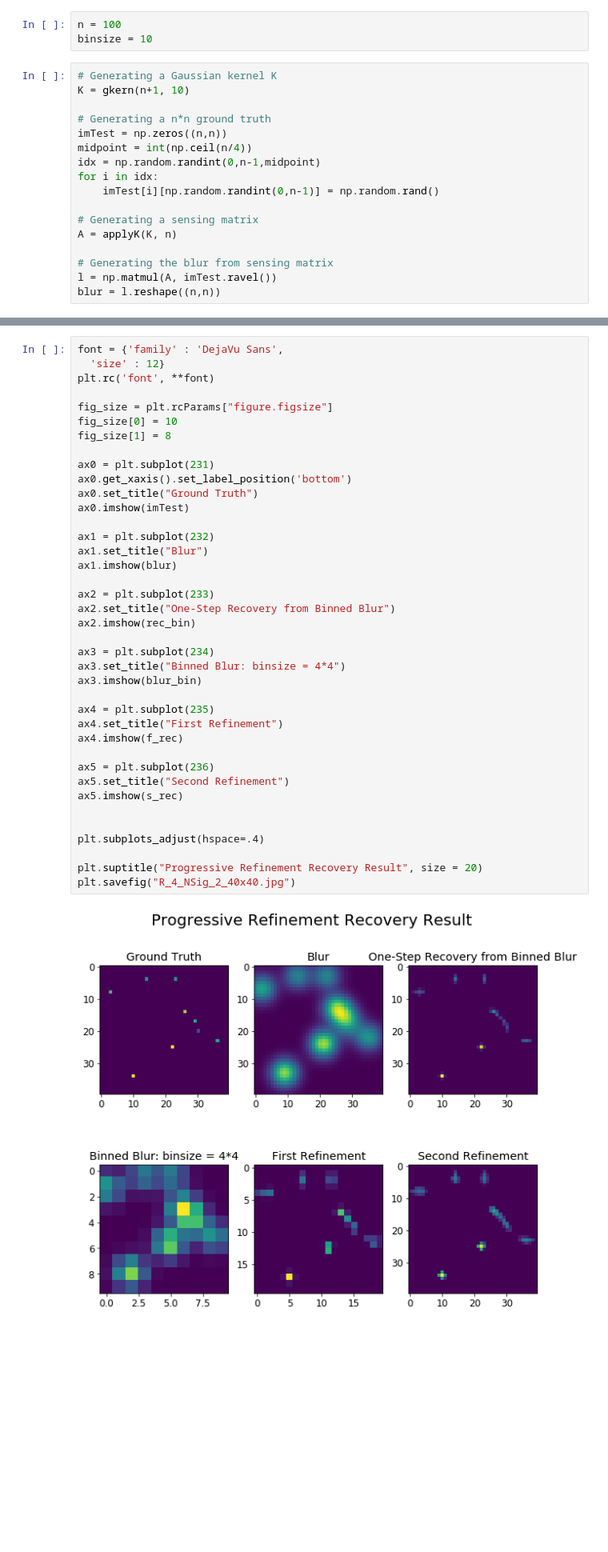
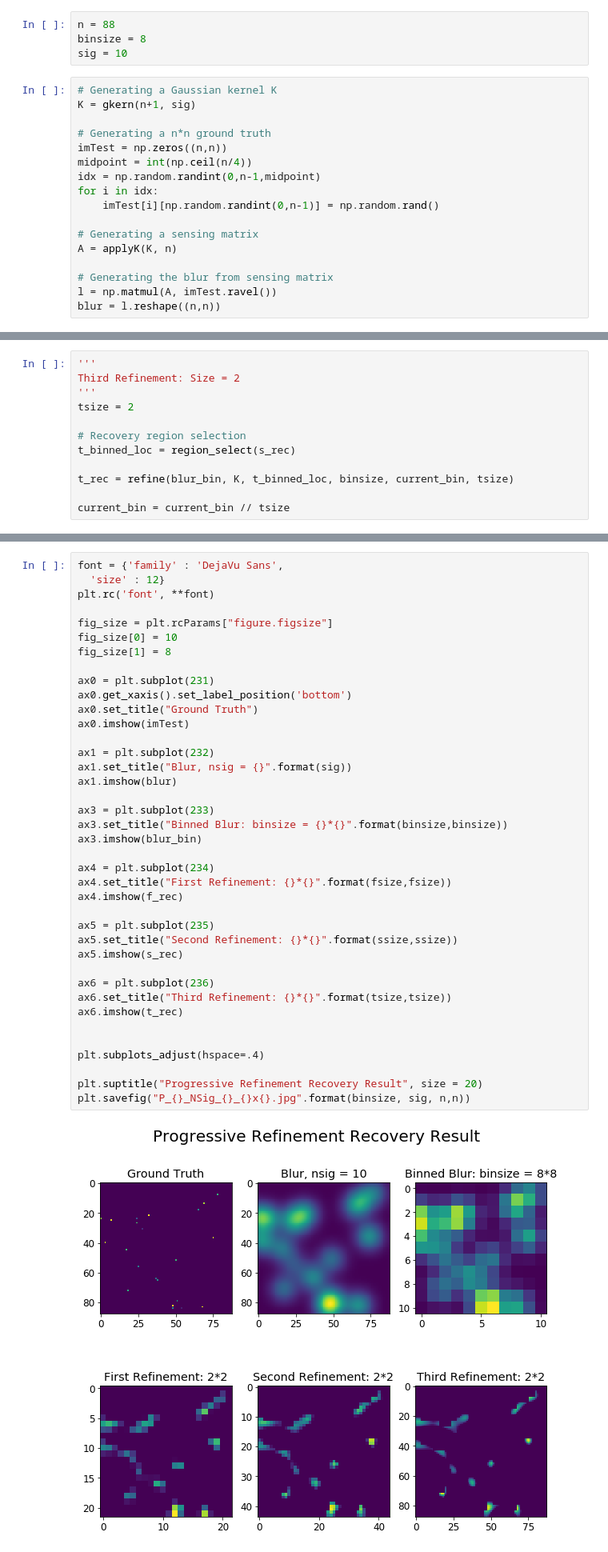
Before and after one commit to xiyuyi/PyPRIS, a Jupyter notebook: Notebooks/2D Progressive Refinement Demo.ipynb, the cells around one changed output, grey strips where cells are left out. Shown at 80% size. Cells and saved outputs as stored; diff of their text form; blank space fills up the shorter version.

```diff
--- a/Notebooks/2D Progressive Refinement Demo.ipynb
+++ b/Notebooks/2D Progressive Refinement Demo.ipynb
@@ -215,11 +215,12 @@ def refine(blur, kernel, loc, bsize, csize, rsize):
 
 ### Data Initialization
 # %%
-n = 100
-binsize = 10
+n = 88
+binsize = 8
+sig = 10
 # %%
 # Generating a Gaussian kernel K
-K = gkern(n+1, 10)
+K = gkern(n+1, sig)
 
 # Generating a n*n ground truth
 imTest = np.zeros((n,n))
@@ -309,0 +311,12 @@ current_bin = current_bin // ssize
+# %%
+'''
+Third Refinement: Size = 2
+'''
+tsize = 2
+
+# Recovery region selection
+t_binned_loc = region_select(s_rec)
+
+t_rec = refine(blur_bin, K, t_binned_loc, binsize, current_bin, tsize)
+
+current_bin = current_bin // tsize
@@ -312,41 +333,41 @@ current_bin = current_bin // ssize
 # %%
 font = {'family' : 'DejaVu Sans',
   'size' : 12}
 plt.rc('font', **font)
 
 fig_size = plt.rcParams["figure.figsize"]
 fig_size[0] = 10
 fig_size[1] = 8
 
 ax0 = plt.subplot(231)
 ax0.get_xaxis().set_label_position('bottom')
 ax0.set_title("Ground Truth")
 ax0.imshow(imTest)
 
 ax1 = plt.subplot(232)
-ax1.set_title("Blur")
+ax1.set_title("Blur, nsig = {}".format(sig))
 ax1.imshow(blur)
 
-ax2 = plt.subplot(233)
-ax2.set_title("One-Step Recovery from Binned Blur")
-ax2.imshow(rec_bin)
-
-ax3 = plt.subplot(234)
-ax3.set_title("Binned Blur: binsize = 4*4")
+ax3 = plt.subplot(233)
+ax3.set_title("Binned Blur: binsize = {}*{}".format(binsize,binsize))
 ax3.imshow(blur_bin)
 
-ax4 = plt.subplot(235)
-ax4.set_title("First Refinement")
+ax4 = plt.subplot(234)
+ax4.set_title("First Refinement: {}*{}".format(fsize,fsize))
 ax4.imshow(f_rec)
 
-ax5 = plt.subplot(236)
-ax5.set_title("Second Refinement")
+ax5 = plt.subplot(235)
+ax5.set_title("Second Refinement: {}*{}".format(ssize,ssize))
 ax5.imshow(s_rec)
+
+ax6 = plt.subplot(236)
+ax6.set_title("Third Refinement: {}*{}".format(tsize,tsize))
+ax6.imshow(t_rec)
 
 
 plt.subplots_adjust(hspace=.4)
 
 plt.suptitle("Progressive Refinement Recovery Result", size = 20)
-plt.savefig("R_4_NSig_2_40x40.jpg")
+plt.savefig("P_{}_NSig_{}_{}x{}.jpg".format(binsize, sig, n,n))
 # %% [output]
-[figure, old version]
+[figure, new version]
```
Also changed, not shown: parts of 5 cells of this notebook, 1 other file.
